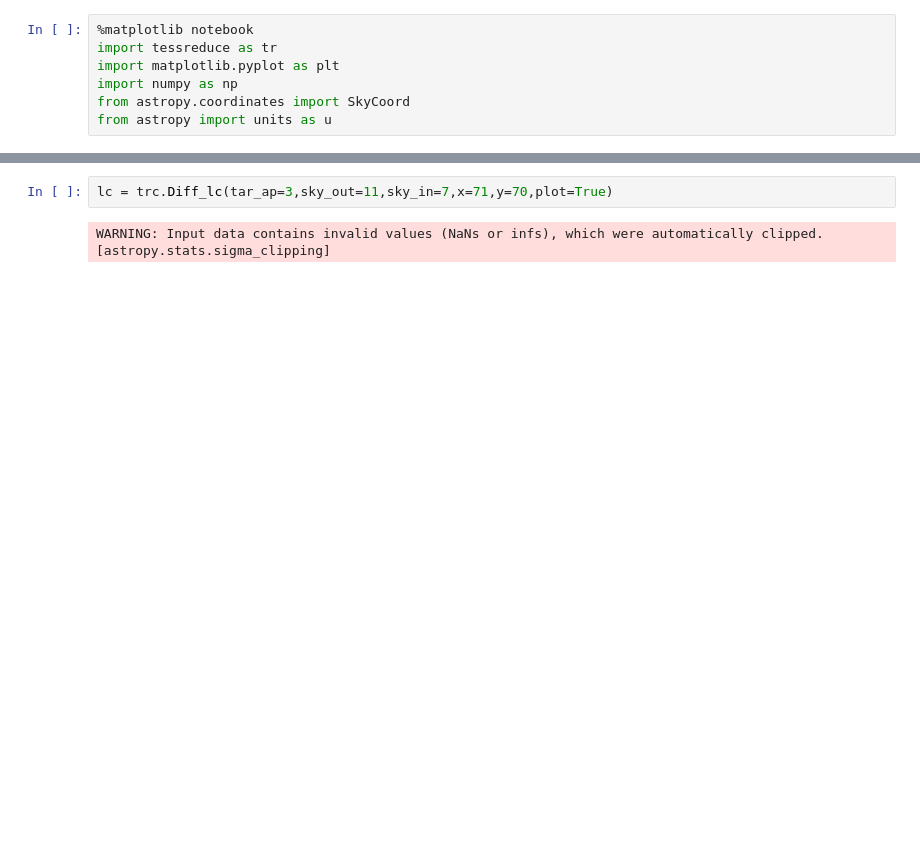
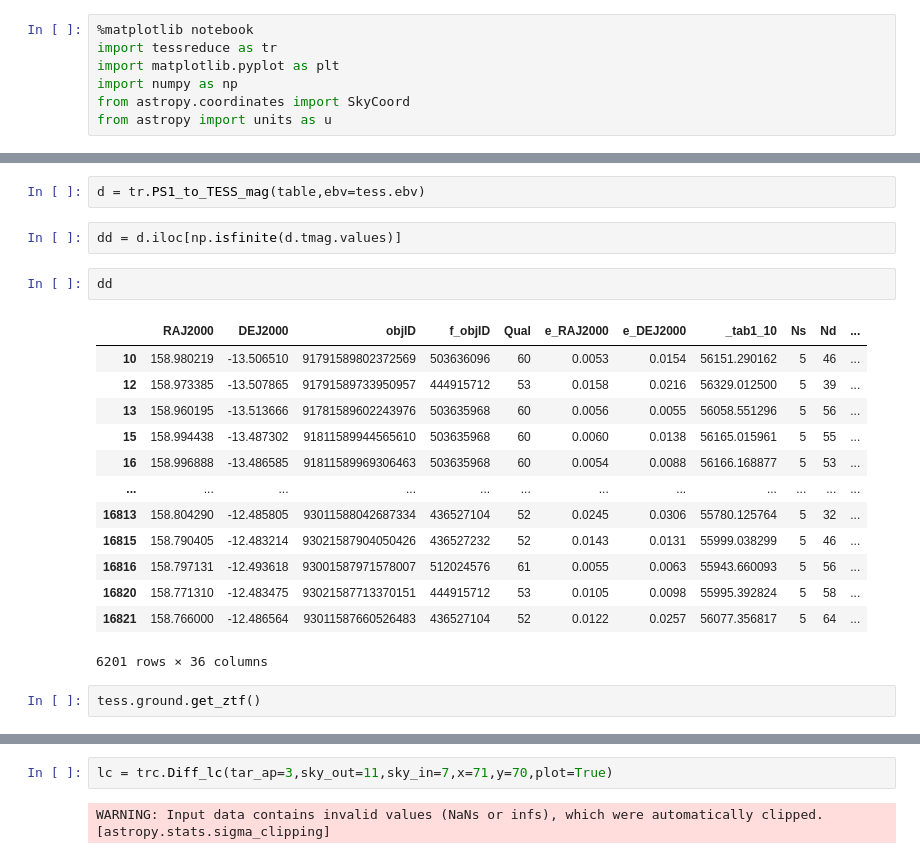
Before and after one commit to CheerfulUser/TESSreduce, a Jupyter notebook: development/test_class.ipynb, the cells around one changed output, grey strips where cells are left out. Cells and saved outputs as stored; diff of their text form; blank space fills up the shorter version.

```diff
--- a/development/test_class.ipynb
+++ b/development/test_class.ipynb
@@ -37,0 +180,22 @@ WARNING: Input data contains invalid values (NaNs or infs), which were automatic
+# %%
+d = tr.PS1_to_TESS_mag(table,ebv=tess.ebv)
+# %%
+dd = d.iloc[np.isfinite(d.tmag.values)]
+# %%
+dd
+# %% [output]
+|  | RAJ2000 | DEJ2000 | objID | f_objID | Qual | e_RAJ2000 | e_DEJ2000 | _tab1_10 | Ns | Nd | ... |
+| 10 | 158.980219 | -13.506510 | 91791589802372569 | 503636096 | 60 | 0.0053 | 0.0154 | 56151.290162 | 5 | 46 | ... |
+| 12 | 158.973385 | -13.507865 | 91791589733950957 | 444915712 | 53 | 0.0158 | 0.0216 | 56329.012500 | 5 | 39 | ... |
+| 13 | 158.960195 | -13.513666 | 91781589602243976 | 503635968 | 60 | 0.0056 | 0.0055 | 56058.551296 | 5 | 56 | ... |
+| 15 | 158.994438 | -13.487302 | 91811589944565610 | 503635968 | 60 | 0.0060 | 0.0138 | 56165.015961 | 5 | 55 | ... |
+| 16 | 158.996888 | -13.486585 | 91811589969306463 | 503635968 | 60 | 0.0054 | 0.0088 | 56166.168877 | 5 | 53 | ... |
+| ... | ... | ... | ... | ... | ... | ... | ... | ... | ... | ... | ... |
+| 16813 | 158.804290 | -12.485805 | 93011588042687334 | 436527104 | 52 | 0.0245 | 0.0306 | 55780.125764 | 5 | 32 | ... |
+| 16815 | 158.790405 | -12.483214 | 93021587904050426 | 436527232 | 52 | 0.0143 | 0.0131 | 55999.038299 | 5 | 46 | ... |
+| 16816 | 158.797131 | -12.493618 | 93001587971578007 | 512024576 | 61 | 0.0055 | 0.0063 | 55943.660093 | 5 | 56 | ... |
+| 16820 | 158.771310 | -12.483475 | 93021587713370151 | 444915712 | 53 | 0.0105 | 0.0098 | 55995.392824 | 5 | 58 | ... |
+| 16821 | 158.766000 | -12.486564 | 93011587660526483 | 436527104 | 52 | 0.0122 | 0.0257 | 56077.356817 | 5 | 64 | ... |
+6201 rows × 36 columns
+# %%
+tess.ground.get_ztf()
```
Also changed, not shown: parts of 39 cells of this notebook, 8 other files.
